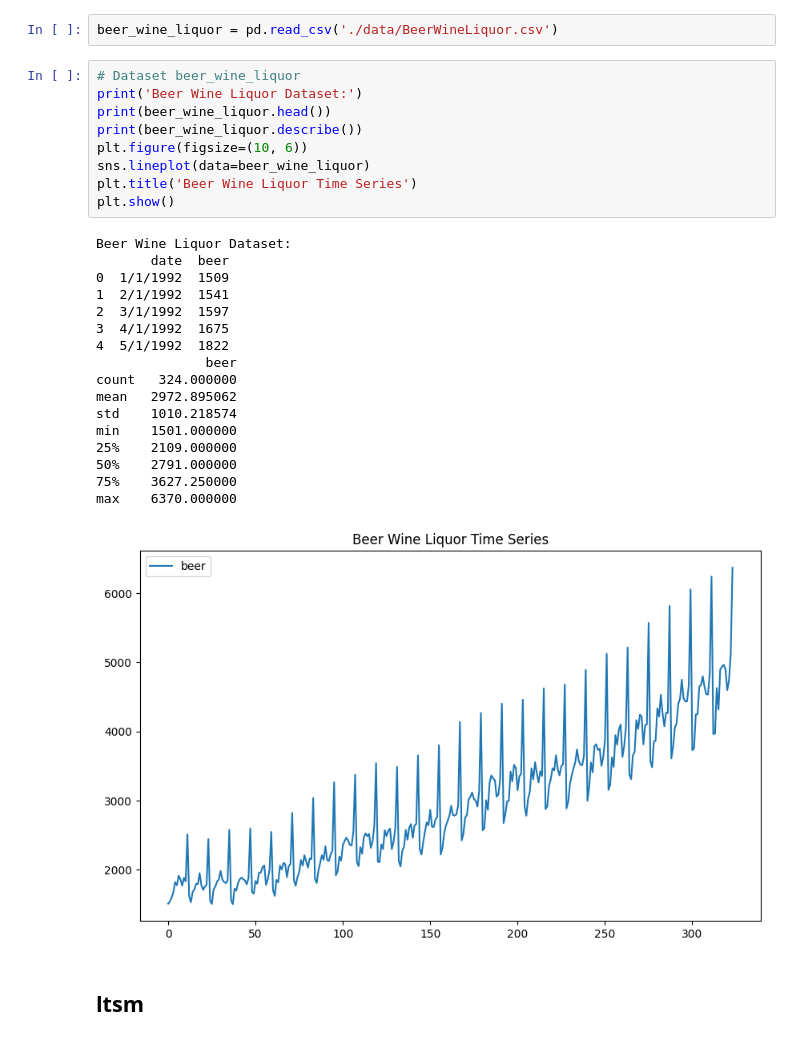
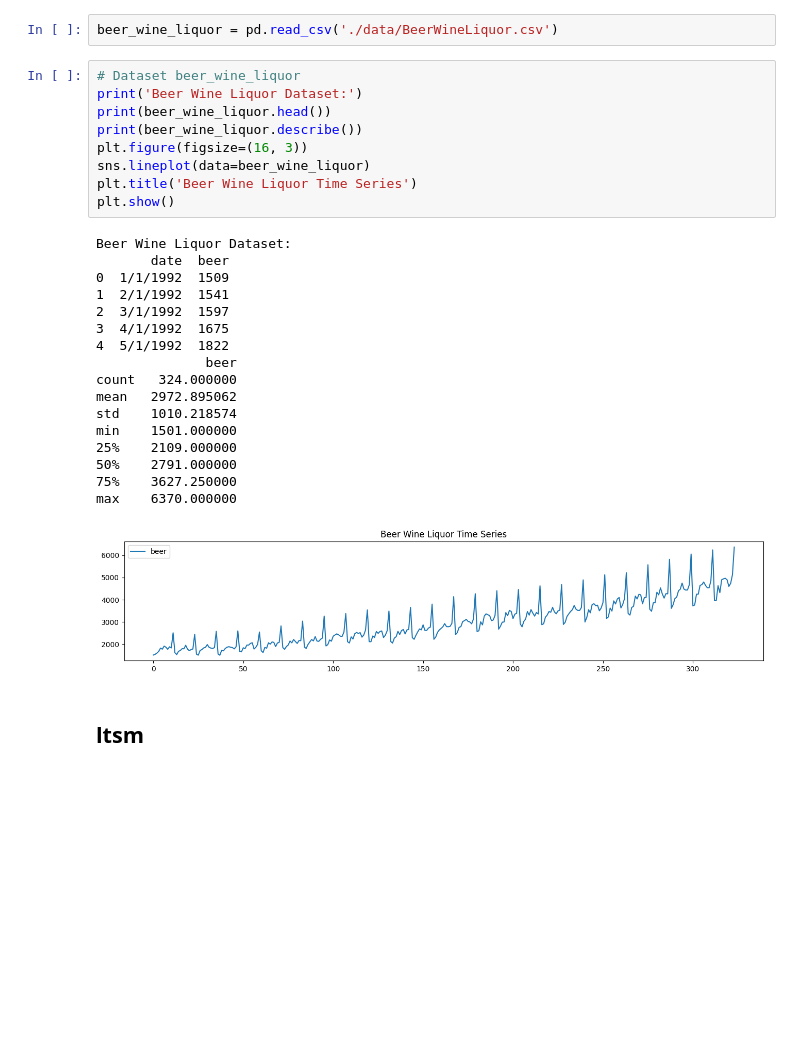
Before and after one commit to KValim/Projetcs, a Jupyter notebook: FIAP/deep learning II/entrega/exercicio_5/LSTM_RNN_Analysis.ipynb, the cells around one changed output. Drawn from its saved outputs; the diff is of its cells as text; blank space fills up the shorter version.

```diff
--- a/FIAP/deep learning II/entrega/exercicio_5/LSTM_RNN_Analysis.ipynb
+++ b/FIAP/deep learning II/entrega/exercicio_5/LSTM_RNN_Analysis.ipynb
@@ -308,30 +321,30 @@ beer_wine_liquor = pd.read_csv('./data/BeerWineLiquor.csv')
 # %%
 # Dataset beer_wine_liquor
 print('Beer Wine Liquor Dataset:')
 print(beer_wine_liquor.head())
 print(beer_wine_liquor.describe())
-plt.figure(figsize=(10, 6))
+plt.figure(figsize=(16, 3))
 sns.lineplot(data=beer_wine_liquor)
 plt.title('Beer Wine Liquor Time Series')
 plt.show()
 # %% [output]
 Beer Wine Liquor Dataset:
        date  beer
 0  1/1/1992  1509
 1  2/1/1992  1541
 2  3/1/1992  1597
 3  4/1/1992  1675
 4  5/1/1992  1822
               beer
 count   324.000000
 mean   2972.895062
 std    1010.218574
 min    1501.000000
 25%    2109.000000
 50%    2791.000000
 75%    3627.250000
 max    6370.000000
-[figure, old version]
+[figure, new version]
 # %% [markdown]
 ## ltsm
 # %%
```
Also changed, not shown: parts of 25 cells of this notebook, 7 other files.
